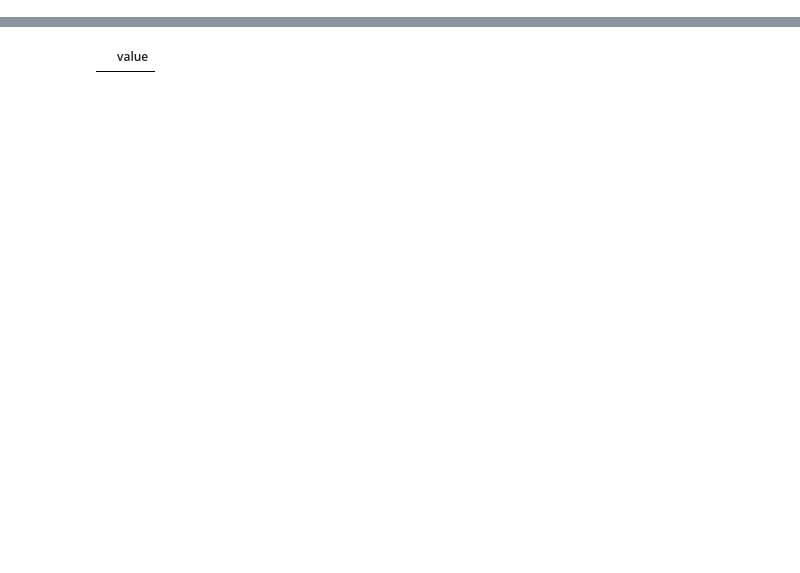
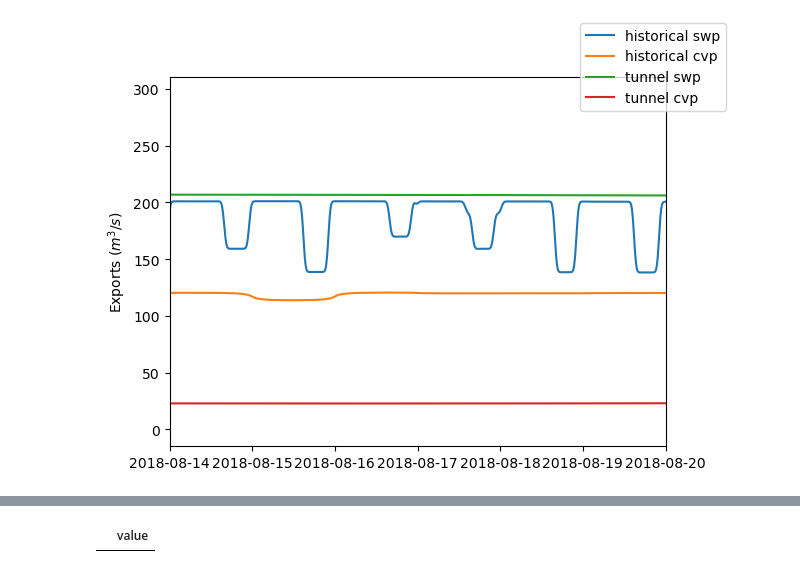
Before and after one commit to jennaisrael/Savio_scratch_back_up, a Jupyter notebook: scripts/preprocessing_scripts/fix_ccfb.ipynb, the cells around one changed output, grey strips where cells are left out. Drawn from its saved outputs; the diff is of its cells as text; code cells hidden in the pictures; blank space fills up the shorter version.

```diff
--- a/scripts/preprocessing_scripts/fix_ccfb.ipynb
+++ b/scripts/preprocessing_scripts/fix_ccfb.ipynb
@@ -13,0 +189,3 @@ plot = False
+# %%
+flux_tunnel_ts=pd.read_csv(export_file,sep=r'\s',parse_dates=["datetime"],dtype=np.float32).set_index(["datetime"])
+flux_tunnel_ts
@@ -13,0 +207,3 @@ plot = False
+# %%
+flux_ts=pd.read_csv("/home/jisrael/BayDeltaSCHISM/data/time_history/flux.th",sep=r'\s',parse_dates=["datetime"],dtype=np.float32).set_index(["datetime"])
+flux_ts
@@ -13,0 +225,13 @@ plot = False
+# %%
+fig, ax = plt.subplots()
+ax.plot(flux_ts.swp,label='historical swp')
+ax.plot(flux_ts.cvp,label='historical cvp')
+
+ax.plot(flux_tunnel_ts.swp, label='tunnel swp')
+ax.plot(flux_tunnel_ts.cvp, label='tunnel cvp')
+ax.set_xlim(dtm.datetime(2018,8,14),dtm.datetime(2018,8,20))
+ax.set_ylabel(r'Exports $(m^3/s)$')
+fig.legend()
+fig.savefig('tunnel_calsim_exports.png')
+# %% [output]
+[figure, added]
```
Also changed, not shown: parts of 83 cells of this notebook, 11 other files.
